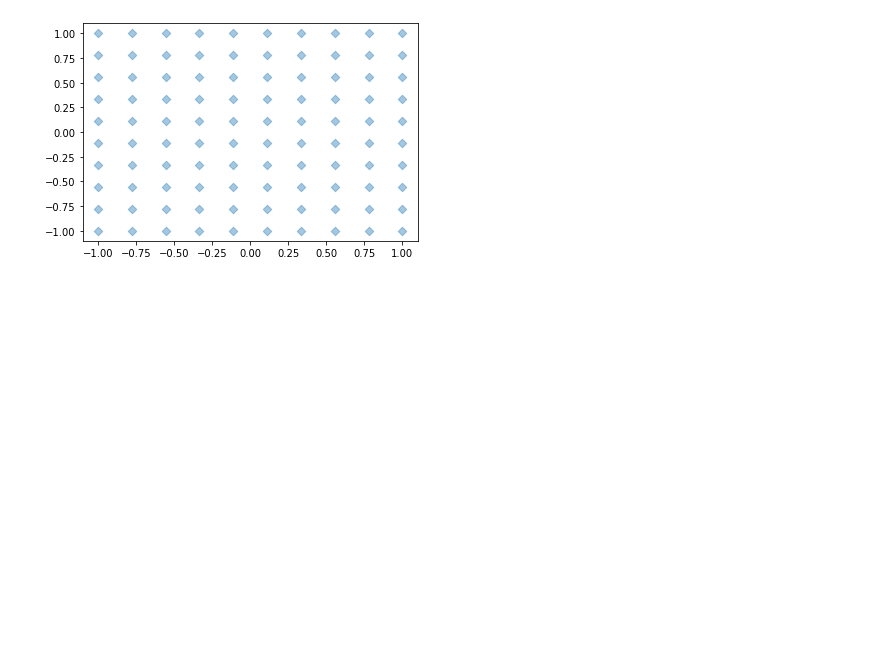
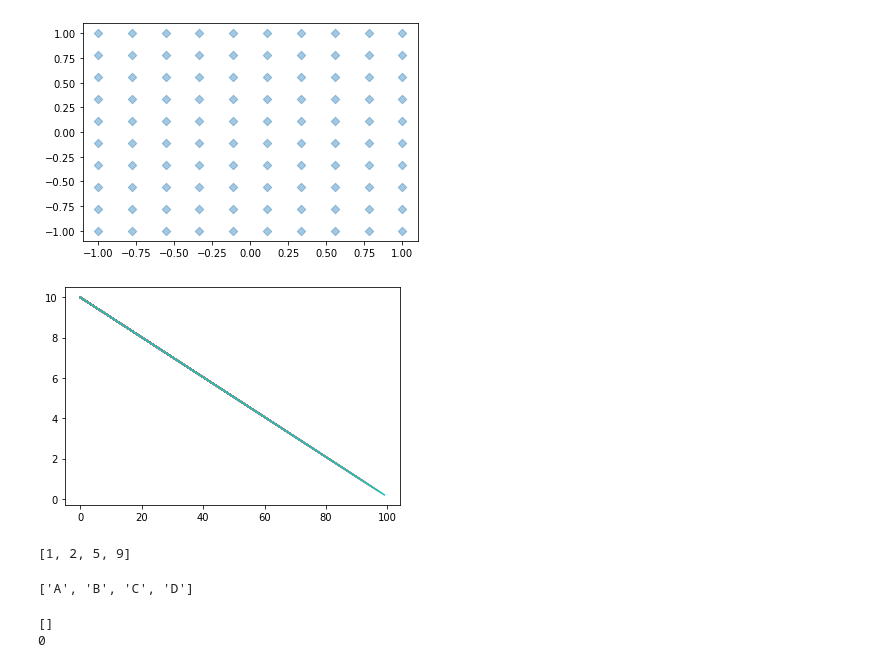
Before and after one commit to furukawa-laboratory/rookies_workout_2021, a Jupyter notebook: som/ando_som_training.ipynb, the cells around one changed output. Saved outputs shown, nothing was run; the diff lists cells and outputs as text; code cells hidden in the pictures; blank space fills up the shorter version.

Commit message:
Sigma function drawing

```diff
--- a/som/ando_som_training.ipynb
+++ b/som/ando_som_training.ipynb
@@ -66,0 +62,14 @@ def max()
+# %%
+#近傍半径を減少させるスケージュリーングの設定、ς関数の描画
+sigma_max = 10
+sigma_min = 0.1
+Sigma_t = []
+times = []
+for t in range(T):
+    sigma = sigma_max-(sigma_max-sigma_min)*(t/T)
+    #print("t=",t+1,"sigma=",sigma)
+    Sigma_t.append(sigma)
+    times.append(t)
+    plt.plot(times,Sigma_t);
+# %% [output]
+[figure, added]
@@ -66,0 +80,22 @@ def max()
+# %%
+list = [1, 2, 5, 9]
+print (list)
+# %% [output]
+[1, 2, 5, 9]
+# %%
+mylist = ["A", "B", "C"]
+mylist.append("D")
+
+print(mylist)
+# %% [output]
+['A', 'B', 'C', 'D']
+# %%
+l_empty = []
+print(l_empty)
+# []
+
+print(len(l_empty))
+# 0
+# %% [output]
+[]
+0
```
Also changed, not shown: parts of 4 cells of this notebook.
